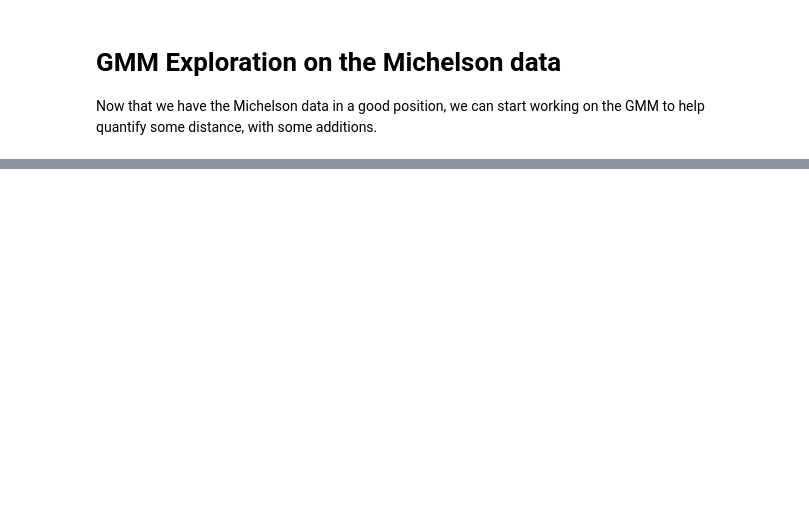
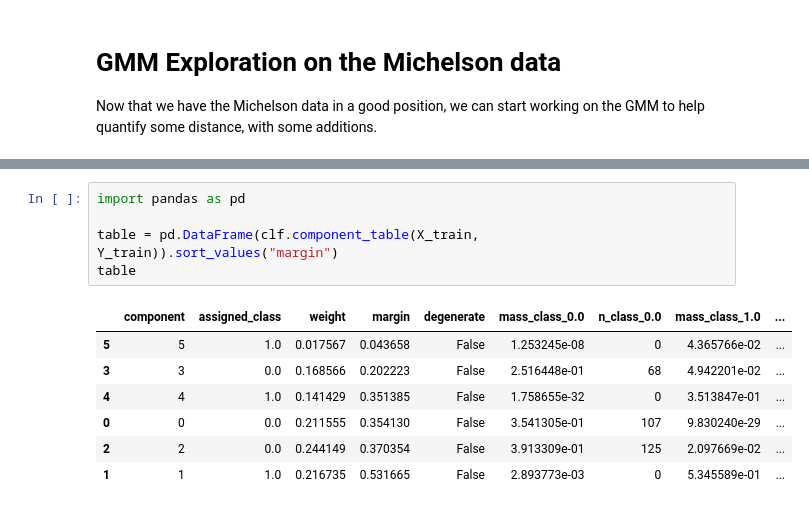
Before and after one commit to mitchell-foote/dwarfhunt, a Jupyter notebook: michelson-repro/michelson-gmm-exploration.ipynb, the cells around one changed output, grey strips where cells are left out. Drawn from its saved outputs; the diff is of its cells as text; blank space fills up the shorter version.

```diff
--- a/michelson-repro/michelson-gmm-exploration.ipynb
+++ b/michelson-repro/michelson-gmm-exploration.ipynb
@@ -115,0 +120,13 @@ Balanced accuracy score: 0.6800
+# %%
+import pandas as pd
+
+table = pd.DataFrame(clf.component_table(X_train, Y_train)).sort_values("margin")
+table
+# %% [output]
+|  | component | assigned_class | weight | margin | degenerate | mass_class_0.0 | n_class_0.0 | mass_class_1.0 | ... |
+| 5 | 5 | 1.0 | 0.017567 | 0.043658 | False | 1.253245e-08 | 0 | 4.365766e-02 | ... |
+| 3 | 3 | 0.0 | 0.168566 | 0.202223 | False | 2.516448e-01 | 68 | 4.942201e-02 | ... |
+| 4 | 4 | 1.0 | 0.141429 | 0.351385 | False | 1.758655e-32 | 0 | 3.513847e-01 | ... |
+| 0 | 0 | 0.0 | 0.211555 | 0.354130 | False | 3.541305e-01 | 107 | 9.830240e-29 | ... |
+| 2 | 2 | 0.0 | 0.244149 | 0.370354 | False | 3.913309e-01 | 125 | 2.097669e-02 | ... |
+| 1 | 1 | 1.0 | 0.216735 | 0.531665 | False | 2.893773e-03 | 0 | 5.345589e-01 | ... |
```
Also changed, not shown: parts of 8 cells of this notebook, 3 other files.
